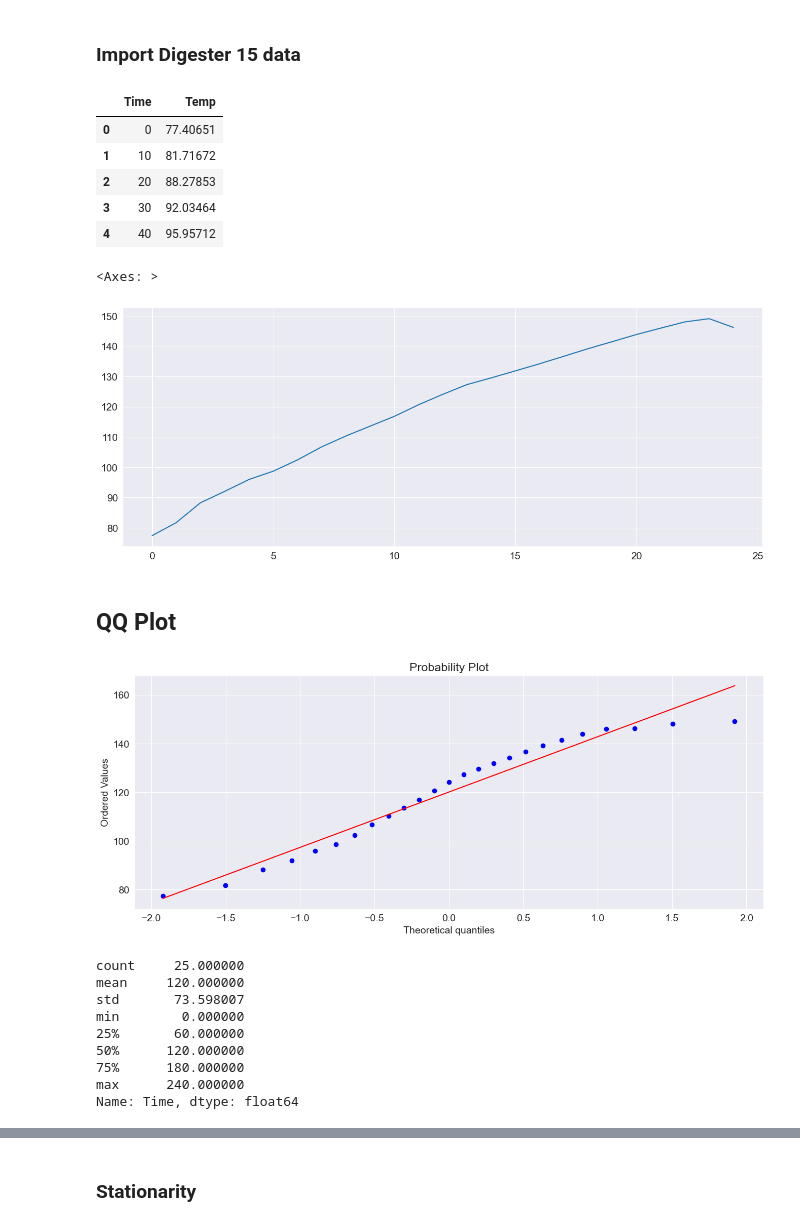
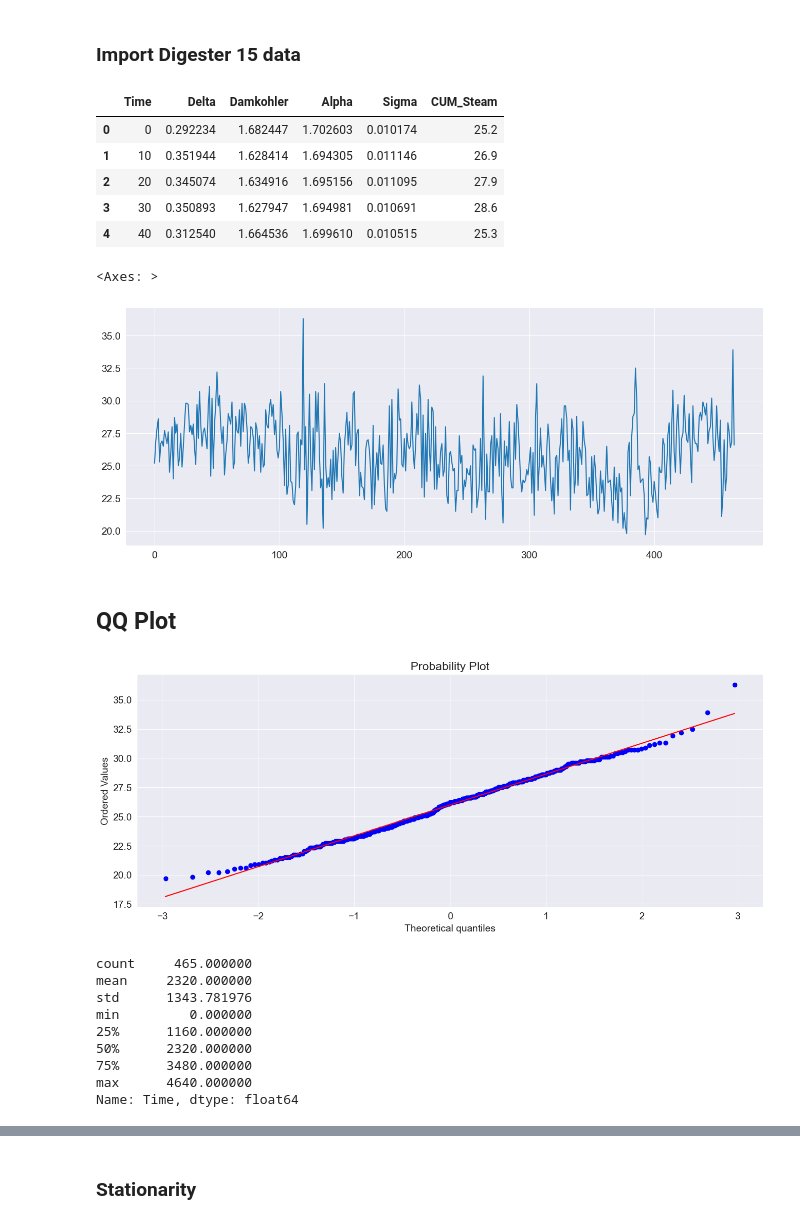
Before and after one commit to DaviesHub/linear_timeseries_analysis, a Jupyter notebook: Dig15LinearAnalysis.ipynb, the cells around one changed output, grey strips where cells are left out. Drawn from its saved outputs; the diff is of its cells as text; code cells hidden in the pictures.

```diff
--- a/Dig15LinearAnalysis.ipynb
+++ b/Dig15LinearAnalysis.ipynb
@@ -21,36 +21,36 @@ sns.mpl.rc("font", size=14)
 # %% [markdown]
 ### Import Digester 15 data
 # %%
-data15 = pd.read_csv("~/Documents/Data/NNRB/finaldata/Batch1thetatau.csv")
+data15 = pd.read_csv("~/Documents/Data/NNRB/Finaldata/NN_Dataset.csv")
 data15.head()
 # %% [output]
-|  | Time | Temp |
-| 0 | 0 | 77.40651 |
-| 1 | 10 | 81.71672 |
-| 2 | 20 | 88.27853 |
-| 3 | 30 | 92.03464 |
-| 4 | 40 | 95.95712 |
+|  | Time | Delta | Damkohler | Alpha | Sigma | CUM_Steam |
+| 0 | 0 | 0.292234 | 1.682447 | 1.702603 | 0.010174 | 25.2 |
+| 1 | 10 | 0.351944 | 1.628414 | 1.694305 | 0.011146 | 26.9 |
+| 2 | 20 | 0.345074 | 1.634916 | 1.695156 | 0.011095 | 27.9 |
+| 3 | 30 | 0.350893 | 1.627947 | 1.694981 | 0.010691 | 28.6 |
+| 4 | 40 | 0.312540 | 1.664536 | 1.699610 | 0.010515 | 25.3 |
 # %%
-data15.Temp.plot()
+data15.CUM_Steam.plot()
 # %% [output]
 <Axes: >
-[figure, old version]
+[figure, new version]
 # %% [markdown]
 ## QQ Plot
 # %%
-scipy.stats.probplot(data15.Temp, plot=pylab)
+scipy.stats.probplot(data15.CUM_Steam, plot=pylab)
 pylab.show()
 # %% [output]
-[figure, old version]
+[figure, new version]
 # %%
 data15.Time.describe()
 # %% [output]
-count     25.000000
-mean     120.000000
-std       73.598007
-min        0.000000
-25%       60.000000
-50%      120.000000
-75%      180.000000
-max      240.000000
+count     465.000000
+mean     2320.000000
+std      1343.781976
+min         0.000000
+25%      1160.000000
+50%      2320.000000
+75%      3480.000000
+max      4640.000000
 Name: Time, dtype: float64
```
Also changed, not shown: parts of 21 cells of this notebook.
